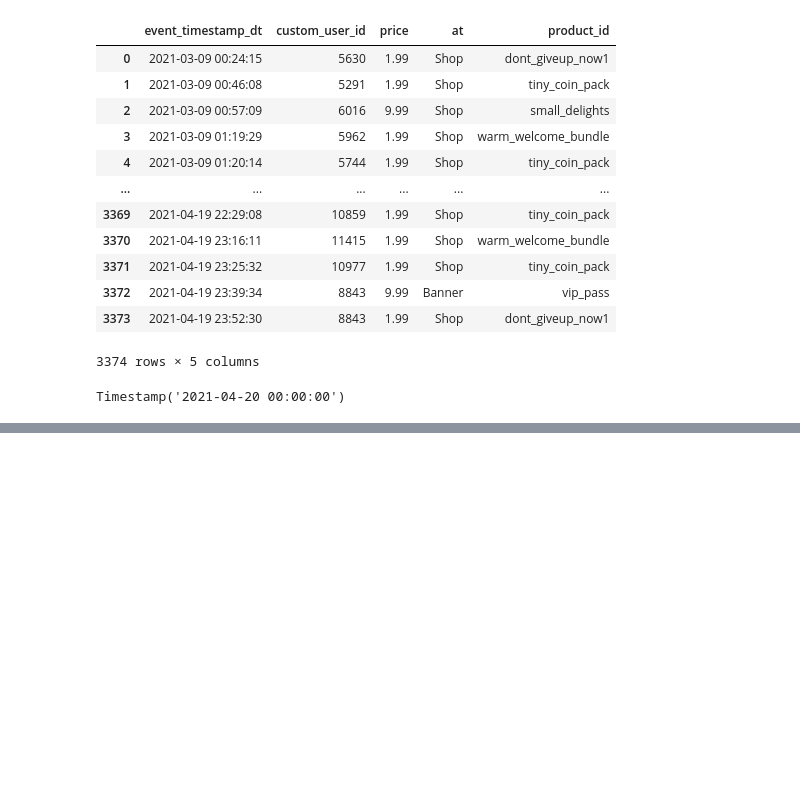
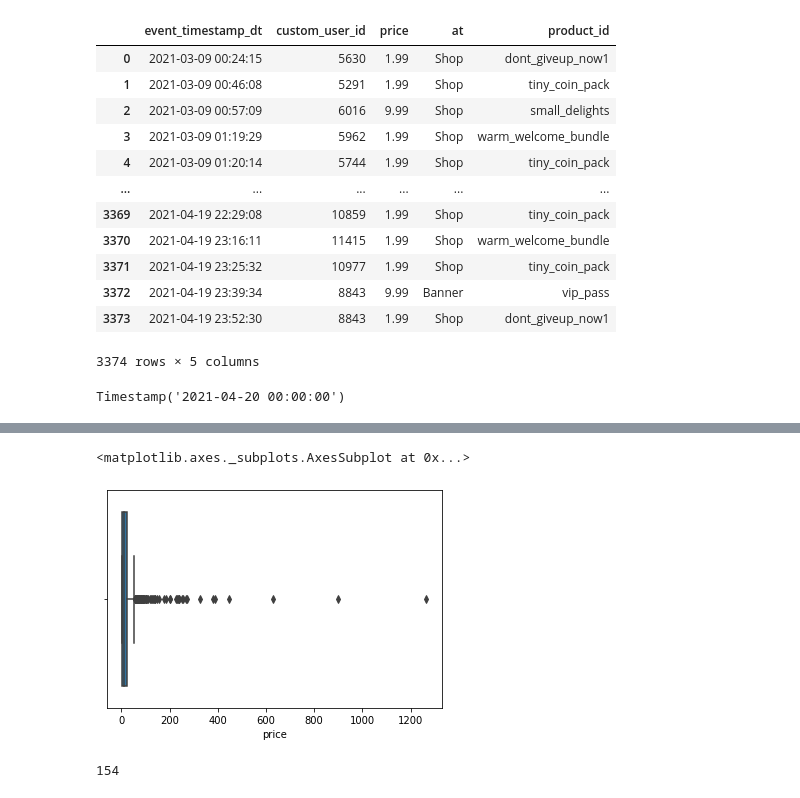
Before and after one commit to mqifjjfwiot/Assignments, a Jupyter notebook: Cookapps/Cookapps.ipynb, the cells around one changed output, grey strips where cells are left out. Cells and saved outputs as stored; diff of their text form; code cells hidden in the pictures; blank space fills up the shorter version.

```diff
--- a/Cookapps/Cookapps.ipynb
+++ b/Cookapps/Cookapps.ipynb
@@ -1363,0 +389,4 @@ df_test_fin.to_csv('test_result.csv', sep=',')
+# %%
+# Monetary :  주문 총액 조사
+df_m = df_i5.groupby('custom_user_id')['price'].sum()
+df_m
@@ -1363,0 +419,10 @@ df_test_fin.to_csv('test_result.csv', sep=',')
+# %%
+sns.boxplot(x=df_m)
+# %% [output]
+<matplotlib.axes._subplots.AxesSubplot at 0x...>
+[figure, added]
+# %%
+df_m2 = df_i4.groupby('custom_user_id')['price'].count()
+df_m2.max()
+# %% [output]
+154
```
Also changed, not shown: parts of 191 cells of this notebook.
